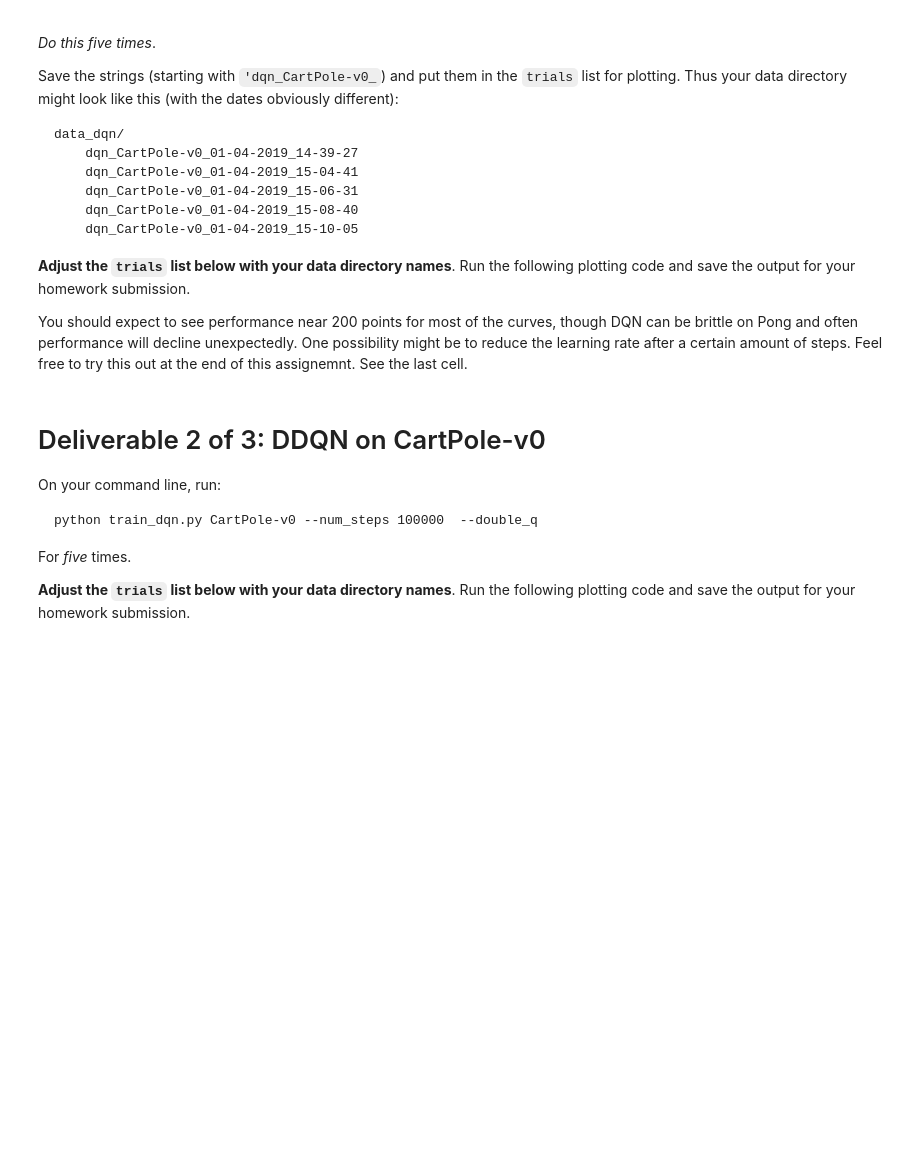
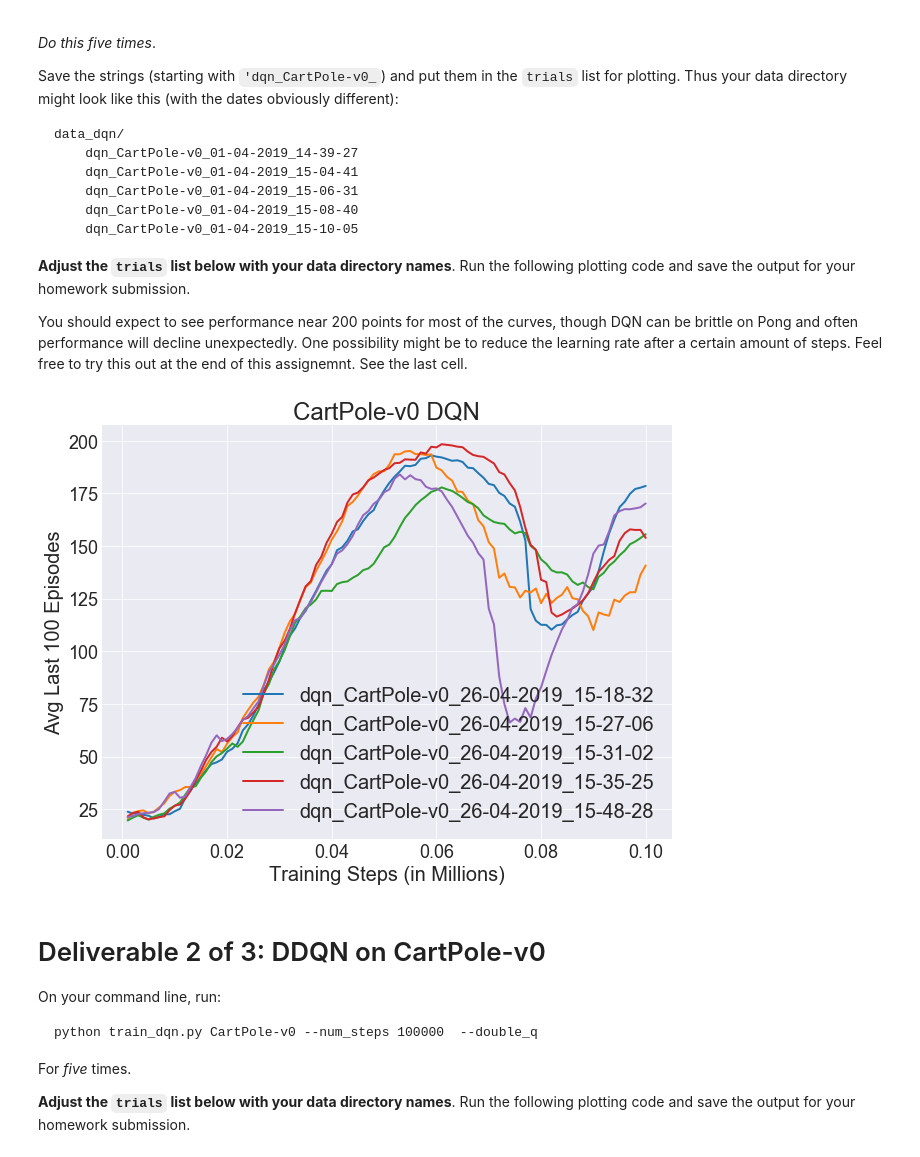
Before and after one commit to nadernamini/cs182-assignment4, a Jupyter notebook: Part02_Deep-Q-Networks.ipynb, the cells around one changed output. Saved outputs shown, nothing was run; the diff lists cells and outputs as text; code cells hidden in the pictures; blank space fills up the shorter version.

```diff
--- a/Part02_Deep-Q-Networks.ipynb
+++ b/Part02_Deep-Q-Networks.ipynb
@@ -220,26 +220,28 @@ You should expect to see performance near 200 points for most of the curves, tho
 # %%
 # Put a list of your DQN with CartPole trials here. Here's an example where I've put in
 # my own trials, but you'll need to put in yours. The `trials` list should be length 5.
 
 trials = [
-    #'dqn_CartPole-v0_01-04-2019_21-00-10',
-    #'dqn_CartPole-v0_01-04-2019_21-02-28',
-    #'dqn_CartPole-v0_01-04-2019_21-04-05',
-    #'dqn_CartPole-v0_01-04-2019_21-05-44',
-    #'dqn_CartPole-v0_01-04-2019_21-08-36',
+    'dqn_CartPole-v0_26-04-2019_15-18-32',
+    'dqn_CartPole-v0_26-04-2019_15-27-06',
+    'dqn_CartPole-v0_26-04-2019_15-31-02',
+    'dqn_CartPole-v0_26-04-2019_15-35-25',
+    'dqn_CartPole-v0_26-04-2019_15-48-28'
 ]
 
 # DON'T CHANGE THE FOLLOWING CODE !! If you want to do more experimentation than
 # what we have here, that's fine, but do that in the cells at the end of the notebook.
 if len(trials) != 5:
     print("WARNING! len(trials) = {}".format(len(trials)))
     print("Please include 5 results for your final report.")
 for t in trials:
     assert t[:4] == 'dqn_'
     assert t[:7] != 'double-'
     assert 'CartPole-v0' in t
     assert 'Pong' not in t
 plot(logdir='data_dqn', env='CartPole-v0', double_q=False, trials=trials)
+# %% [output]
+[figure, added]
 # %% [markdown]
 # Deliverable 2 of 3: DDQN on CartPole-v0
 
```
Also changed, not shown: 1 other file.
